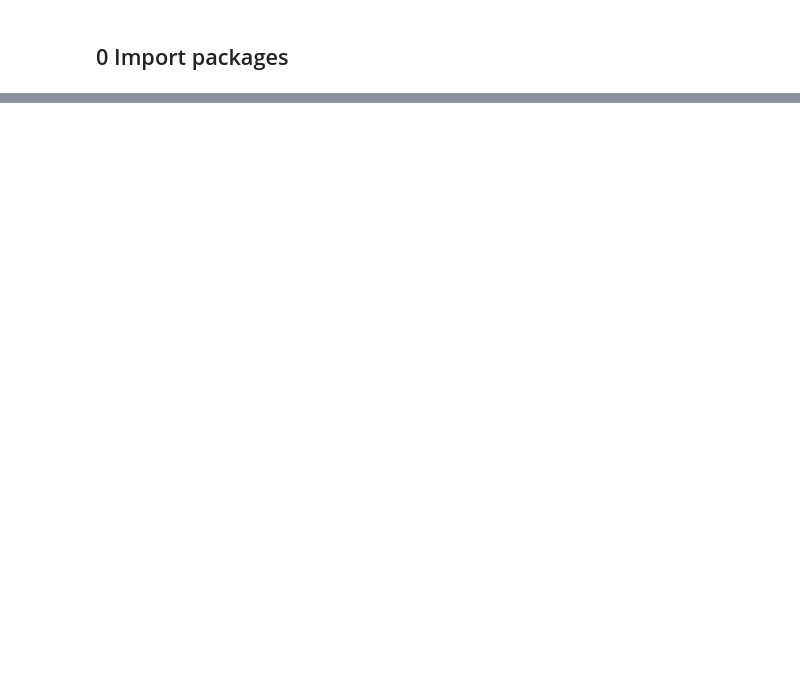
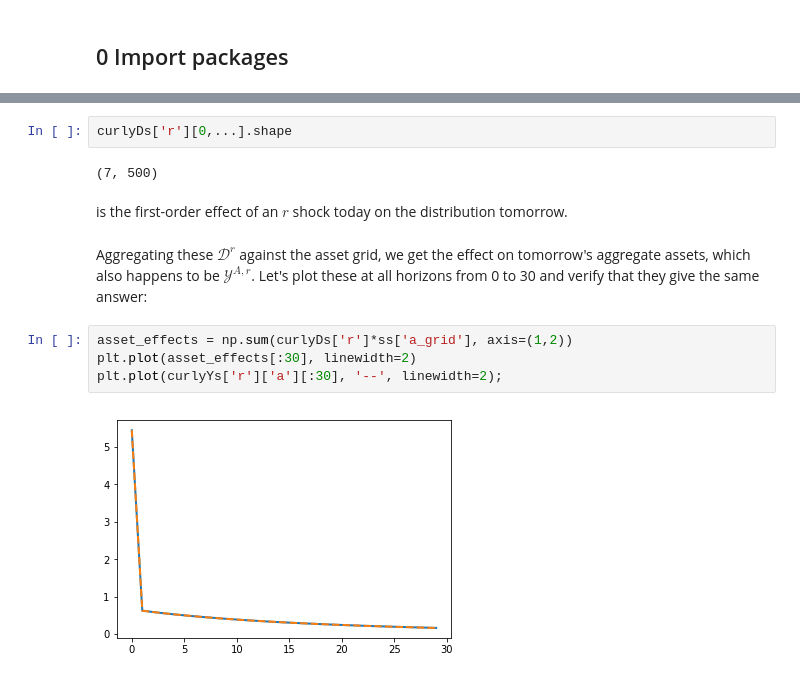
Before and after one commit to shade-econ/sequence-jacobian, a Jupyter notebook: het_jacobian.ipynb, the cells around one changed output, grey strips where cells are left out. Saved outputs shown, nothing was run; the diff lists cells and outputs as text; blank space fills up the shorter version.

```diff
--- a/het_jacobian.ipynb
+++ b/het_jacobian.ipynb
@@ -765,0 +141,14 @@ Note that some small differences appear because of nonlinearities, since `backwa
+# %%
+curlyDs['r'][0,...].shape
+# %% [output]
+(7, 500)
+# %% [markdown]
+is the first-order effect of an $r$ shock today on the distribution tomorrow.
+# %% [markdown]
+Aggregating these $\mathcal{D}^r$ against the asset grid, we get the effect on tomorrow's aggregate assets, which also happens to be $\mathcal{Y}^{A,r}$. Let's plot these at all horizons from 0 to 30 and verify that they give the same answer:
+# %%
+asset_effects = np.sum(curlyDs['r']*ss['a_grid'], axis=(1,2))
+plt.plot(asset_effects[:30], linewidth=2)
+plt.plot(curlyYs['r']['a'][:30], '--', linewidth=2);
+# %% [output]
+[figure, added]
```
Also changed, not shown: parts of 118 cells of this notebook, 2 other files.
